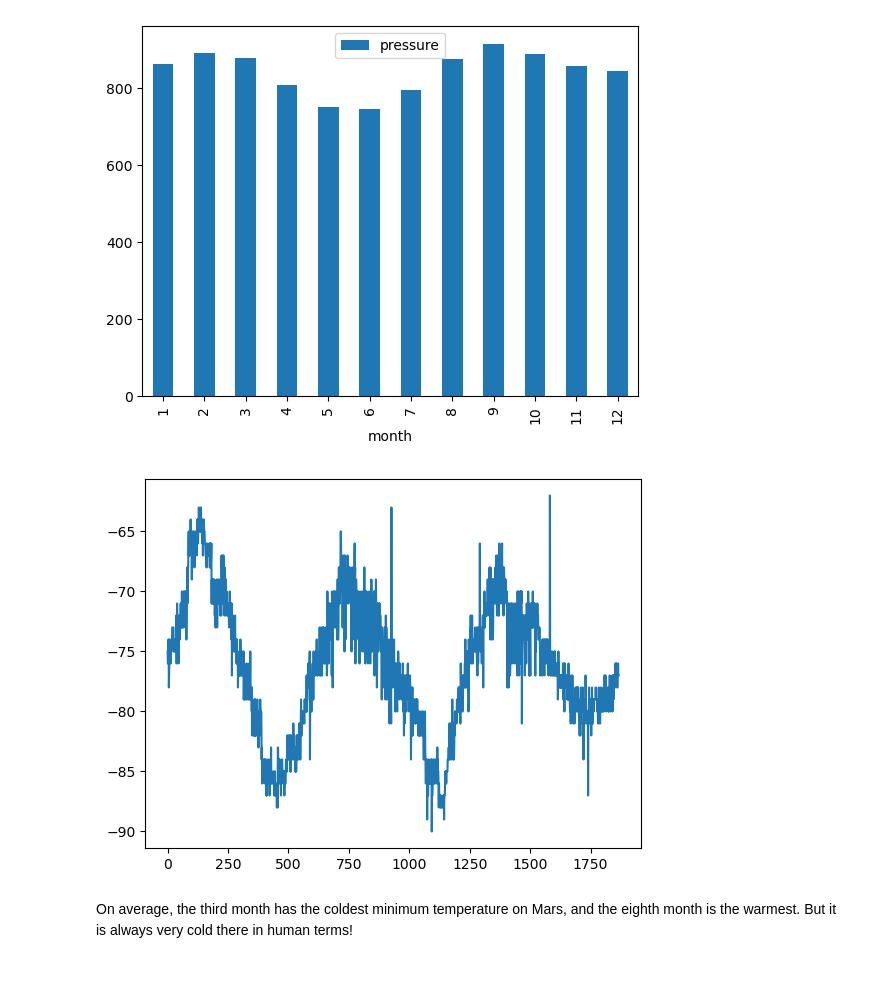
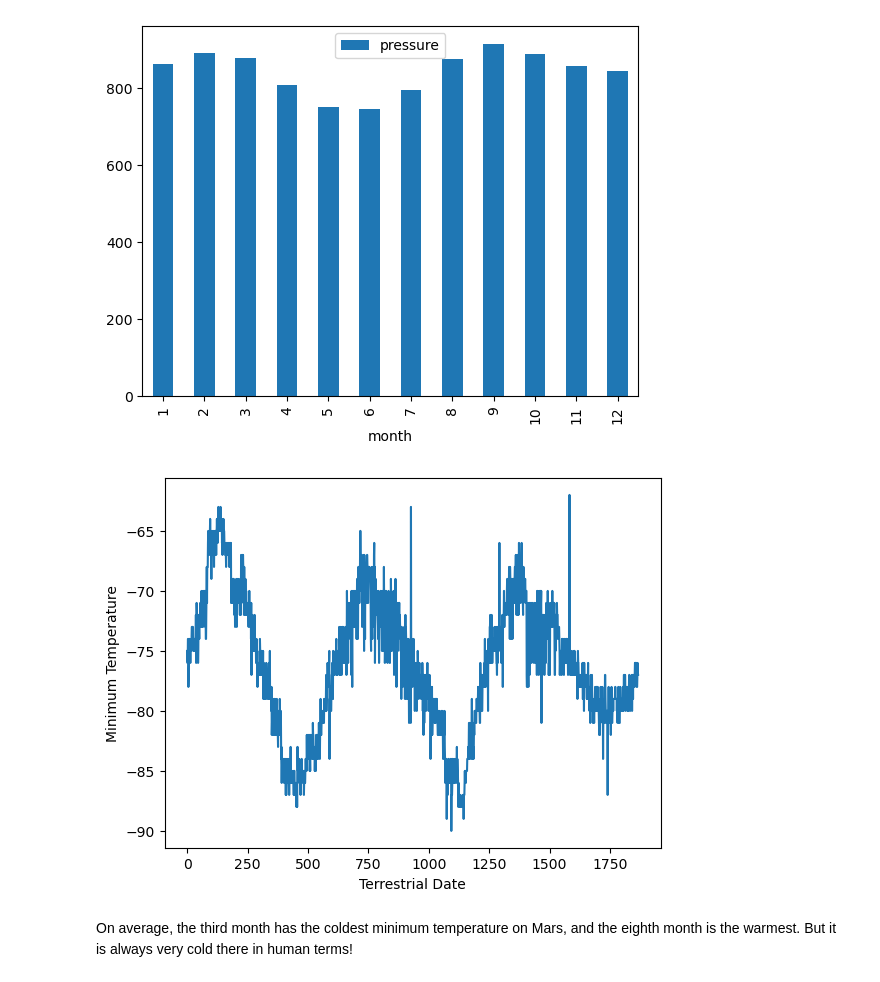
Before and after one commit to betsycotter/Mission-to-Mars, a Jupyter notebook: part_2_mars_weather.ipynb, the cells around one changed output. Saved outputs shown, nothing was run; the diff lists cells and outputs as text; code cells hidden in the pictures.

Commit message:
Updated graphs

```diff
--- a/part_2_mars_weather.ipynb
+++ b/part_2_mars_weather.ipynb
@@ -223,9 +204,11 @@ plt.show()
 # %%
 # 5. How many terrestrial (earth) days are there in a Martian year?
 plt.plot(range(0,len(weather_df.terrestrial_date)), weather_df.min_temp)
+plt.xlabel("Terrestrial Date")
+plt.ylabel("Minimum Temperature")
 plt.show()
 # %% [output]
-[figure, old version]
+[figure, new version]
 # %% [markdown]
 On average, the third month has the coldest minimum temperature on Mars, and the eighth month is the warmest. But it is always very cold there in human terms!
 # %% [markdown]
```
Also changed, not shown: parts of 1 cell of this notebook.
